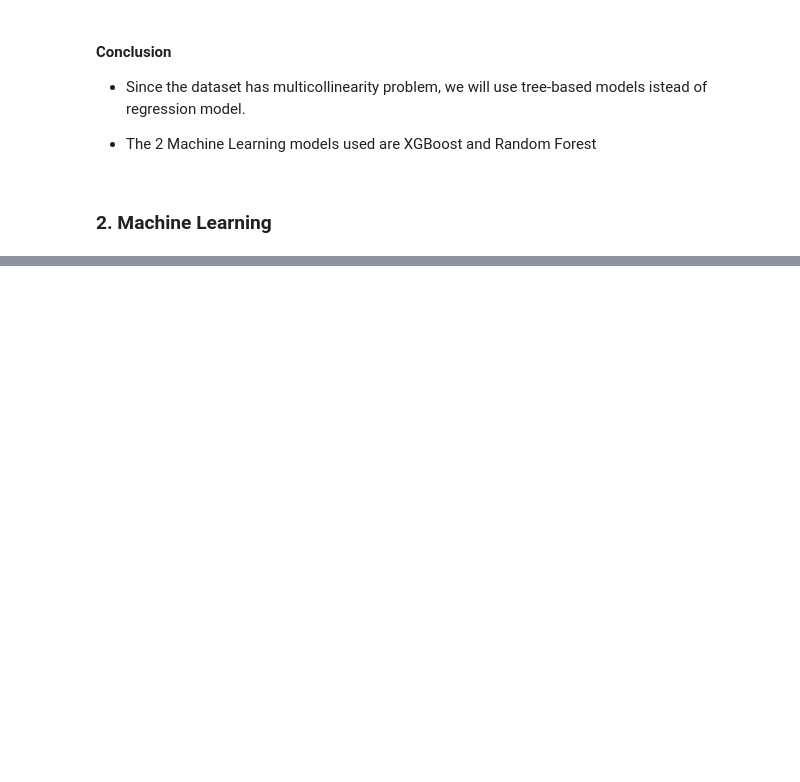
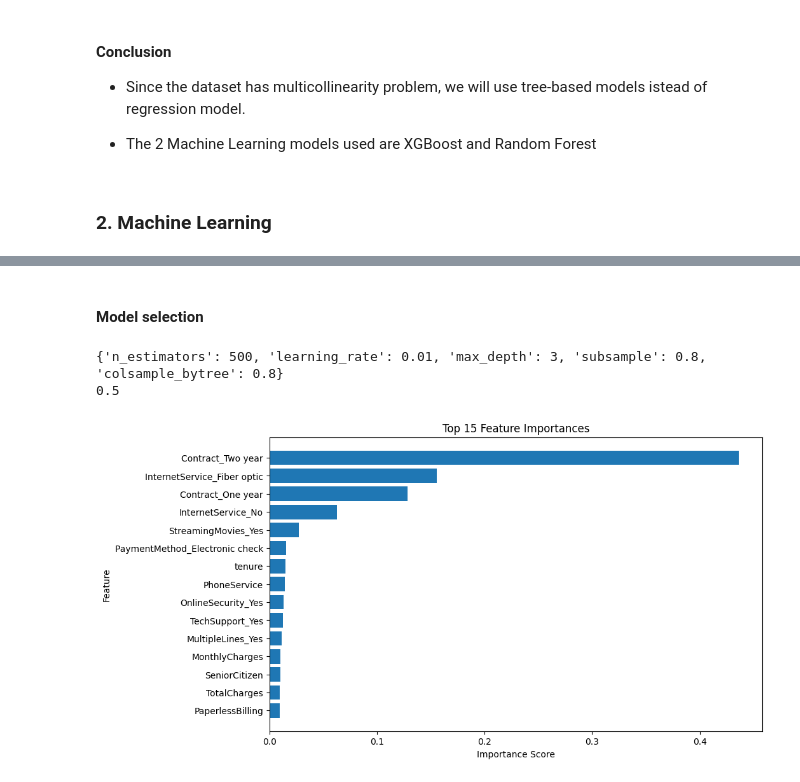
Before and after one commit to annguyenhuynh/AIT736-Team3, a Jupyter notebook: notebooks/churn_model.ipynb, the cells around one changed output, grey strips where cells are left out. Saved outputs shown, nothing was run; the diff lists cells and outputs as text; code cells hidden in the pictures; blank space fills up the shorter version.

```diff
--- a/notebooks/EDA.ipynb
+++ b/notebooks/churn_model.ipynb
@@ -11,7 +17,7 @@ from statsmodels.stats.outliers_influence import variance_inflation_factor
 ### 1. EDA (Exploratory Data Analysis)
 # %%
 # Read in data
-df = pd.read_csv('/Users/AnhHuynh/AIT736-Team3/WA_Fn-UseC_-Telco-Customer-Churn.csv')
+df = pd.read_csv('/Users/AnhHuynh/AIT736-Team3/data/WA_Fn-UseC_-Telco-Customer-Churn.csv')
 df.head()
 # %% [output]
 |  | customerID | gender | SeniorCitizen | Partner | Dependents | tenure | PhoneService | MultipleLines | ... |
@@ -197,7 +197,7 @@ KeyError: "['customerID'] not found in axis"
 # %%
 # Transfrom boolean columns into 1/0
 bool_cols = df.select_dtypes(include='bool').columns
-df[bool_cols] = df[bool_cols].astype('Int64')
+df[bool_cols] = df[bool_cols].astype('int64')
 # %%
 df.head()
 # %% [output]
@@ -321,0 +380,26 @@ vif_data.sort_values("VIF", ascending=False)
+# %%
+"""
+We use scale_pos_weight hyperparameter to balance the influence of churn and non-churn class
+"""
+scale_pos_weight = (y_train==0).sum()/(y_train==1).sum()
+
+xgb = XGBClassifier(
+    n_estimators=500,
+    learning_rate=0.05,
+    max_depth=6,
+    subsample=0.8,
+    colsample_bytree=0.8,
+    random_state=42,
+    n_jobs=1,
+    scale_pos_weight=scale_pos_weight,
+    eval_metric='logloss'
+)
+
+xgb.fit(X_train,y_train)
+
+threshold = 0.3
+
+proba_xgb = xgb.predict_proba(X_test)[:,1]
+y_pred_xgb=(proba_xgb>=threshold).astype('int64')
+
+print(classification_report(y_test,y_pred_xgb,digits=3))
@@ -321,0 +552,28 @@ vif_data.sort_values("VIF", ascending=False)
+# %% [markdown]
+#### Model selection
+# %%
+# Extract the parameters of model selected
+best_params = df_results.loc[149, "params"]
+best_threshold = df_results.loc[149, "threshold"]
+
+print(best_params)
+print(best_threshold)
+# %% [output]
+{'n_estimators': 500, 'learning_rate': 0.01, 'max_depth': 3, 'subsample': 0.8, 'colsample_bytree': 0.8}
+0.5
+# %%
+importances = model.feature_importances_
+feat_names = X.columns
+
+fi = pd.DataFrame({"Feature": feat_names, "Importance": importances})
+fi = fi.sort_values("Importance", ascending=False).head(15)
+
+plt.figure(figsize=(10,6))
+plt.barh(fi["Feature"], fi["Importance"])
+plt.gca().invert_yaxis()
+plt.title("Top 15 Feature Importances")
+plt.xlabel("Importance Score")
+plt.ylabel("Feature")
+plt.show()
+# %% [output]
+[figure, added]
```
Also changed, not shown: parts of 25 cells of this notebook, 9 other files.
